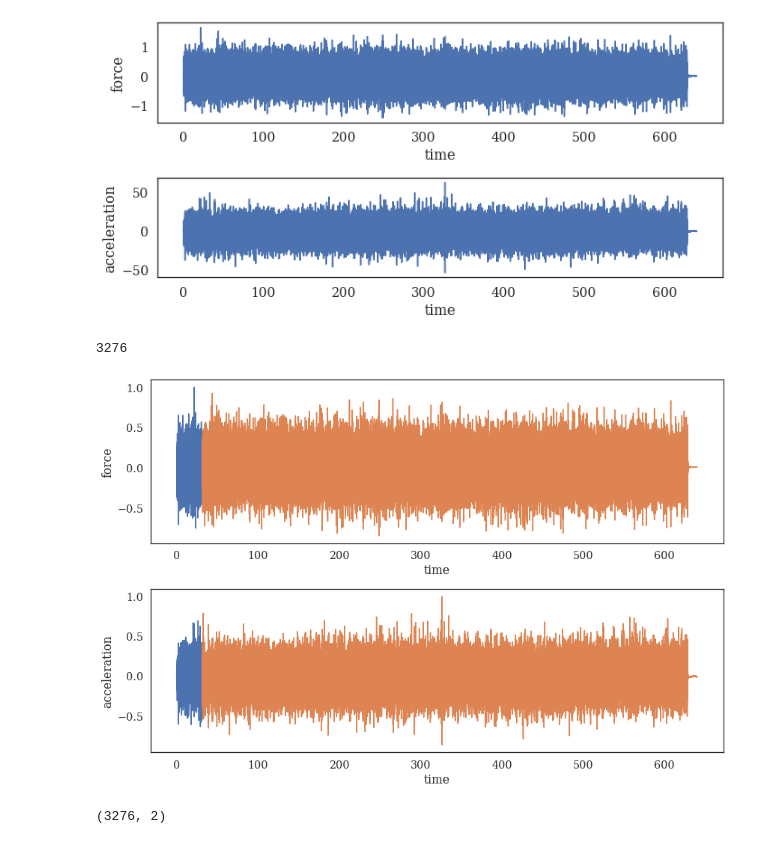
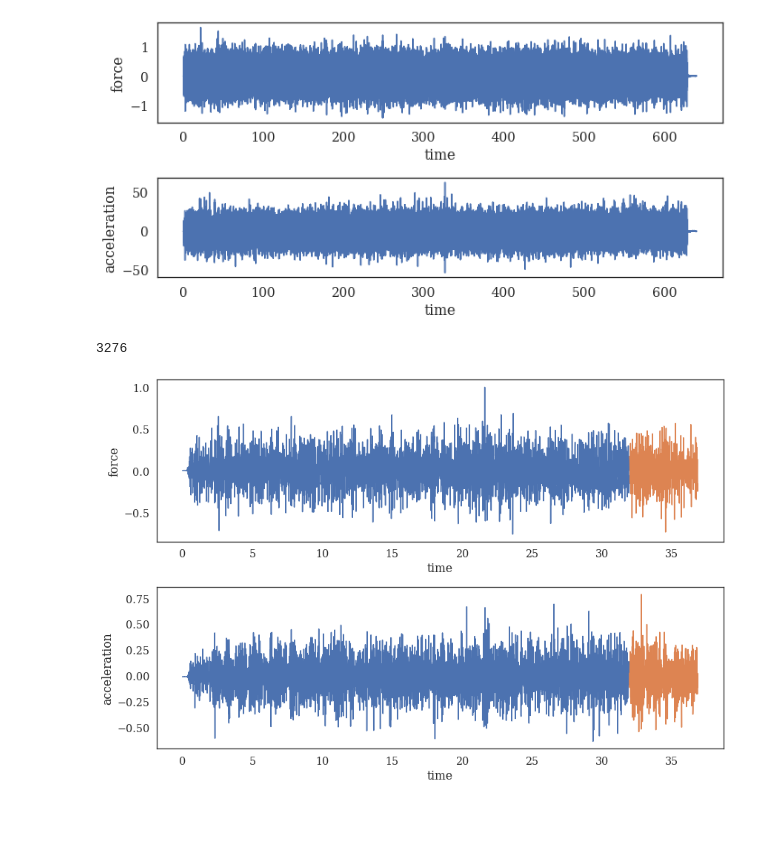
Before and after one commit to cleeag/ece271b, a Jupyter notebook: lstm/LSTM_v01.ipynb, the cells around one changed output. Cells and saved outputs as stored; diff of their text form; code cells hidden in the pictures; blank space fills up the shorter version.

```diff
--- a/lstm/LSTM_v01.ipynb
+++ b/lstm/LSTM_v01.ipynb
@@ -56,36 +56,37 @@ ymax = np.max(y)
 
 u_norm = u/umax
 y_norm = y/ymax
 
 N = len(u)
 ntrain = int(N*0.05)
 
 print(ntrain)
 utrain = u_norm[:ntrain]
 ytrain = y_norm[:ntrain]
 ttrain = t[:ntrain]
+intrain = np.hstack([utrain,ytrain])
 
-
-utest = u_norm[ntrain:]
-ytest = y_norm[ntrain:]
-ttest = t[ntrain:]
+utest = u_norm[ntrain:ntrain+500]
+ytest = y_norm[ntrain:ntrain+500]
+ttest = t[ntrain:ntrain+500]
+intest = np.hstack([utest,ytest])
 
 plt.figure(figsize=(12,8))
 plt.subplot(2,1,1)
 plt.plot(ttrain,utrain)
 plt.plot(ttest,utest)
 plt.xlabel('time')
 plt.ylabel('force')
 
 plt.subplot(2,1,2)
 plt.plot(ttrain,ytrain)
 plt.plot(ttest,ytest)
 plt.xlabel('time')
 plt.ylabel('acceleration')
 
 plt.tight_layout()
 plt.show()
 # %% [output]
 3276
-[figure, old version]
+[figure, new version]
 # %%
@@ -99,10 +98,3 @@ def create_inout_sequences(input_data, output_data, tw):
         train_label = output_data[i+tw:i+tw+1]
         inout_seq.append((train_seq ,train_label))
     return inout_seq
-# %%
-intrain = np.hstack([utrain, ytrain])
-print(intrain.shape)
-intrain_data_normalized = torch.FloatTensor(intrain)
-ytrain_data_normalized = torch.FloatTensor(ytrain).view(-1)
-# %% [output]
-(3276, 2)
```
Also changed, not shown: parts of 14 cells of this notebook.
